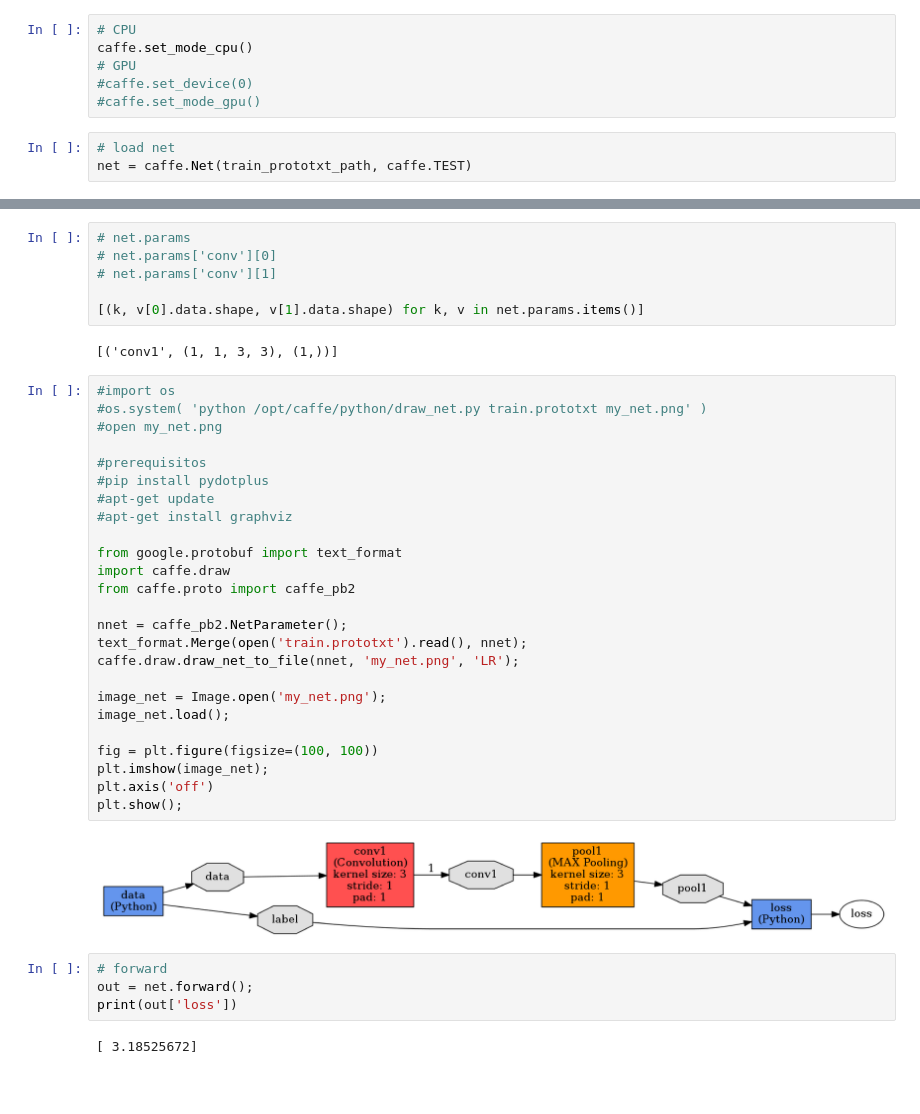
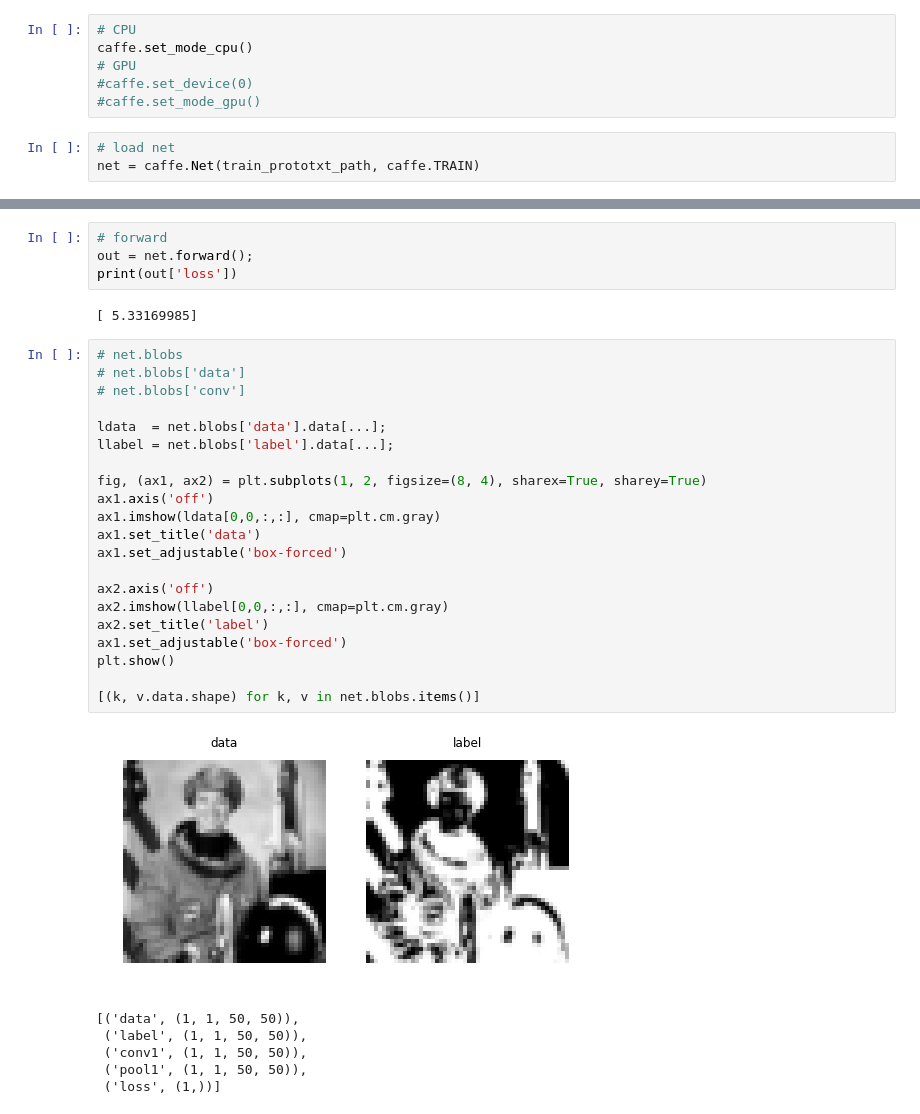
Before and after one commit to pedrodiamel/nettutorial, a Jupyter notebook: icaffelayer.ipynb, the cells around one changed output, grey strips where cells are left out. Drawn from its saved outputs; the diff is of its cells as text; blank space fills up the shorter version.

```diff
--- a/icaffelayer.ipynb
+++ b/icaffelayer.ipynb
@@ -120,4 +168,4 @@ caffe.set_mode_cpu()
 #caffe.set_mode_gpu()
 # %%
 # load net
-net = caffe.Net(train_prototxt_path, caffe.TEST)
+net = caffe.Net(train_prototxt_path, caffe.TRAIN)
@@ -136,41 +172,34 @@ net = caffe.Net(train_prototxt_path, caffe.TEST)
-# %%
-# net.params
-# net.params['conv'][0]
-# net.params['conv'][1]
-
-[(k, v[0].data.shape, v[1].data.shape) for k, v in net.params.items()]
-# %% [output]
-[('conv1', (1, 1, 3, 3), (1,))]
-# %%
-#import os
-#os.system( 'python /opt/caffe/python/draw_net.py train.prototxt my_net.png' )
-#open my_net.png
-
-#prerequisitos
-#pip install pydotplus
-#apt-get update
-#apt-get install graphviz
-
-from google.protobuf import text_format
-import caffe.draw
-from caffe.proto import caffe_pb2
-
-nnet = caffe_pb2.NetParameter();
-text_format.Merge(open('train.prototxt').read(), nnet);
-caffe.draw.draw_net_to_file(nnet, 'my_net.png', 'LR');
-
-image_net = Image.open('my_net.png');
-image_net.load();
-
-fig = plt.figure(figsize=(100, 100))
-plt.imshow(image_net);
-plt.axis('off')
-plt.show();
-# %% [output]
-[figure, removed]
 # %%
 # forward
 out = net.forward();
 print(out['loss'])
 # %% [output]
-[ 3.18525672]
+[ 5.33169985]
+# %%
+# net.blobs
+# net.blobs['data']
+# net.blobs['conv']
+
+ldata  = net.blobs['data'].data[...];
+llabel = net.blobs['label'].data[...];
+
+fig, (ax1, ax2) = plt.subplots(1, 2, figsize=(8, 4), sharex=True, sharey=True)
+ax1.axis('off')
+ax1.imshow(ldata[0,0,:,:], cmap=plt.cm.gray)
+ax1.set_title('data')
+ax1.set_adjustable('box-forced')
+
+ax2.axis('off')
+ax2.imshow(llabel[0,0,:,:], cmap=plt.cm.gray)
+ax2.set_title('label')
+ax1.set_adjustable('box-forced')
+plt.show()
+
+[(k, v.data.shape) for k, v in net.blobs.items()]
+# %% [output]
+[figure, added]
+[('data', (1, 1, 50, 50)),
+ ('label', (1, 1, 50, 50)),
+ ('conv1', (1, 1, 50, 50)),
+ ('pool1', (1, 1, 50, 50)),
+ ('loss', (1,))]
```
Also changed, not shown: parts of 14 cells of this notebook, 8 other files.
